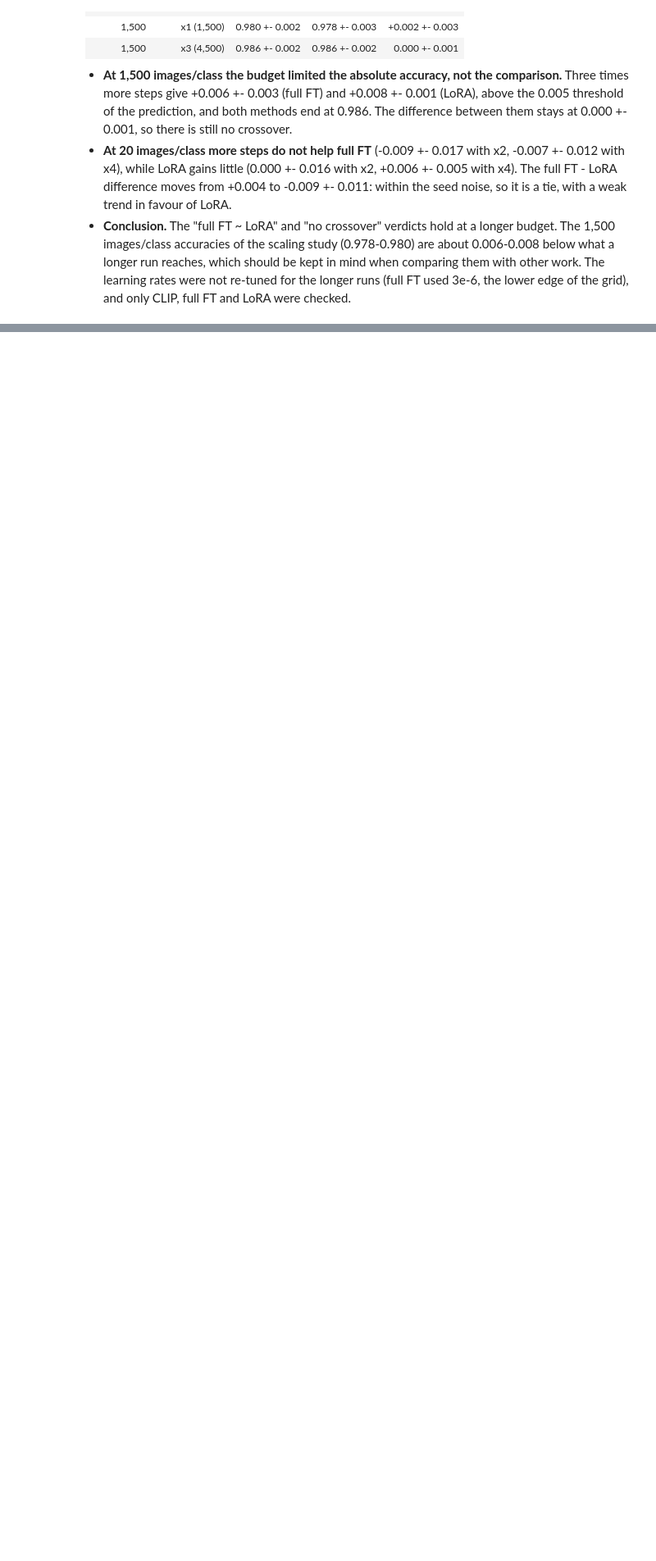
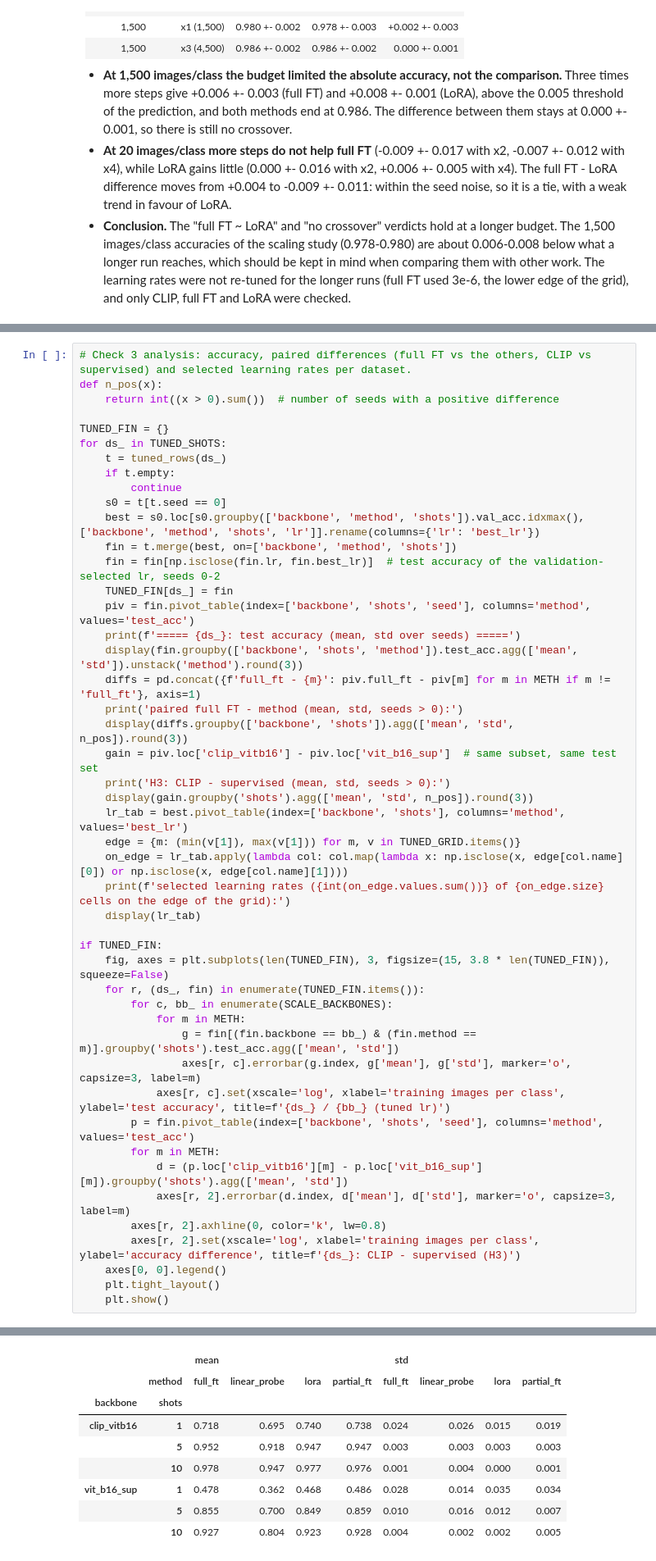
Before and after one commit to capialbino/ml4cv-low-data-finetuning, a Jupyter notebook: low_data_finetuning.ipynb, the cells around one changed output, grey strips where cells are left out. Shown at 82% size. Cells and saved outputs as stored; diff of their text form; blank space fills up the shorter version.

```diff
--- a/low_data_finetuning.ipynb
+++ b/low_data_finetuning.ipynb
@@ -1151,0 +1467,48 @@ EuroSAT, CLIP ViT-B/16, same learning rates as the scaling study, mean +- std ov
+# %%
+# Check 3 analysis: accuracy, paired differences (full FT vs the others, CLIP vs supervised) and selected learning rates per dataset.
+def n_pos(x):
+    return int((x > 0).sum())  # number of seeds with a positive difference
+
+TUNED_FIN = {}
+for ds_ in TUNED_SHOTS:
+    t = tuned_rows(ds_)
+    if t.empty:
+        continue
+    s0 = t[t.seed == 0]
+    best = s0.loc[s0.groupby(['backbone', 'method', 'shots']).val_acc.idxmax(), ['backbone', 'method', 'shots', 'lr']].rename(columns={'lr': 'best_lr'})
+    fin = t.merge(best, on=['backbone', 'method', 'shots'])
+    fin = fin[np.isclose(fin.lr, fin.best_lr)]  # test accuracy of the validation-selected lr, seeds 0-2
+    TUNED_FIN[ds_] = fin
+    piv = fin.pivot_table(index=['backbone', 'shots', 'seed'], columns='method', values='test_acc')
+    print(f'===== {ds_}: test accuracy (mean, std over seeds) =====')
+    display(fin.groupby(['backbone', 'shots', 'method']).test_acc.agg(['mean', 'std']).unstack('method').round(3))
+    diffs = pd.concat({f'full_ft - {m}': piv.full_ft - piv[m] for m in METH if m != 'full_ft'}, axis=1)
+    print('paired full FT - method (mean, std, seeds > 0):')
+    display(diffs.groupby(['backbone', 'shots']).agg(['mean', 'std', n_pos]).round(3))
+    gain = piv.loc['clip_vitb16'] - piv.loc['vit_b16_sup']  # same subset, same test set
+    print('H3: CLIP - supervised (mean, std, seeds > 0):')
+    display(gain.groupby('shots').agg(['mean', 'std', n_pos]).round(3))
+    lr_tab = best.pivot_table(index=['backbone', 'shots'], columns='method', values='best_lr')
+    edge = {m: (min(v[1]), max(v[1])) for m, v in TUNED_GRID.items()}
+    on_edge = lr_tab.apply(lambda col: col.map(lambda x: np.isclose(x, edge[col.name][0]) or np.isclose(x, edge[col.name][1])))
+    print(f'selected learning rates ({int(on_edge.values.sum())} of {on_edge.size} cells on the edge of the grid):')
+    display(lr_tab)
+
+if TUNED_FIN:
+    fig, axes = plt.subplots(len(TUNED_FIN), 3, figsize=(15, 3.8 * len(TUNED_FIN)), squeeze=False)
+    for r, (ds_, fin) in enumerate(TUNED_FIN.items()):
+        for c, bb_ in enumerate(SCALE_BACKBONES):
+            for m in METH:
+                g = fin[(fin.backbone == bb_) & (fin.method == m)].groupby('shots').test_acc.agg(['mean', 'std'])
+                axes[r, c].errorbar(g.index, g['mean'], g['std'], marker='o', capsize=3, label=m)
+            axes[r, c].set(xscale='log', xlabel='training images per class', ylabel='test accuracy', title=f'{ds_} / {bb_} (tuned lr)')
+        p = fin.pivot_table(index=['backbone', 'shots', 'seed'], columns='method', values='test_acc')
+        for m in METH:
+            d = (p.loc['clip_vitb16'][m] - p.loc['vit_b16_sup'][m]).groupby('shots').agg(['mean', 'std'])
+            axes[r, 2].errorbar(d.index, d['mean'], d['std'], marker='o', capsize=3, label=m)
+        axes[r, 2].axhline(0, color='k', lw=0.8)
+        axes[r, 2].set(xscale='log', xlabel='training images per class', ylabel='accuracy difference', title=f'{ds_}: CLIP - supervised (H3)')
+    axes[0, 0].legend()
+    plt.tight_layout()
+    plt.show()
+# %% [output]
@@ -1151,0 +1516,9 @@ EuroSAT, CLIP ViT-B/16, same learning rates as the scaling study, mean +- std ov
+|  |  | mean |  |  |  | std |  |  |  |
+|  | method | full_ft | linear_probe | lora | partial_ft | full_ft | linear_probe | lora | partial_ft |
+| backbone | shots |  |  |  |  |  |  |  |  |
+| clip_vitb16 | 1 | 0.718 | 0.695 | 0.740 | 0.738 | 0.024 | 0.026 | 0.015 | 0.019 |
+|  | 5 | 0.952 | 0.918 | 0.947 | 0.947 | 0.003 | 0.003 | 0.003 | 0.003 |
+|  | 10 | 0.978 | 0.947 | 0.977 | 0.976 | 0.001 | 0.004 | 0.000 | 0.001 |
+| vit_b16_sup | 1 | 0.478 | 0.362 | 0.468 | 0.486 | 0.028 | 0.014 | 0.035 | 0.034 |
+|  | 5 | 0.855 | 0.700 | 0.849 | 0.859 | 0.010 | 0.016 | 0.012 | 0.007 |
+|  | 10 | 0.927 | 0.804 | 0.923 | 0.928 | 0.004 | 0.002 | 0.002 | 0.005 |
```
Also changed, not shown: parts of 23 cells of this notebook, 5 other files.
